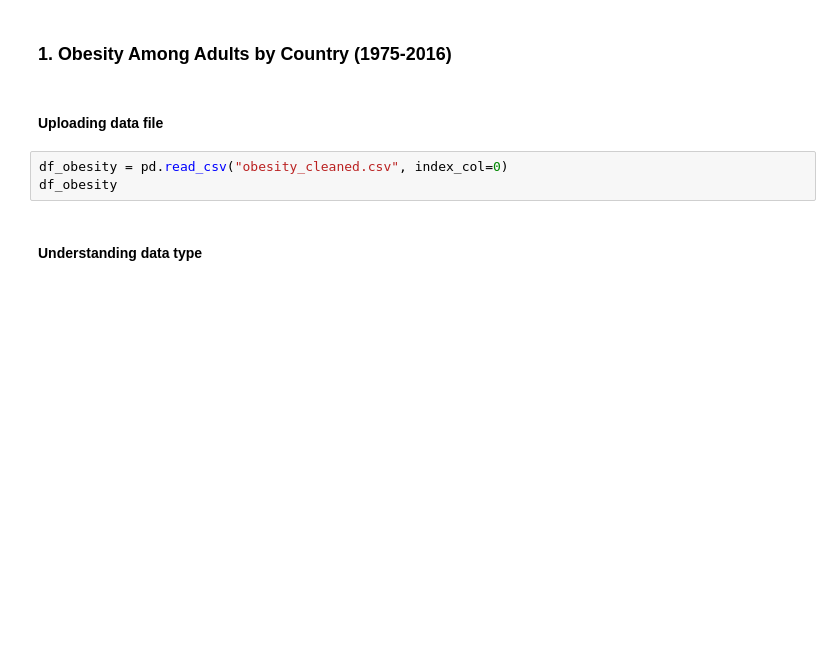
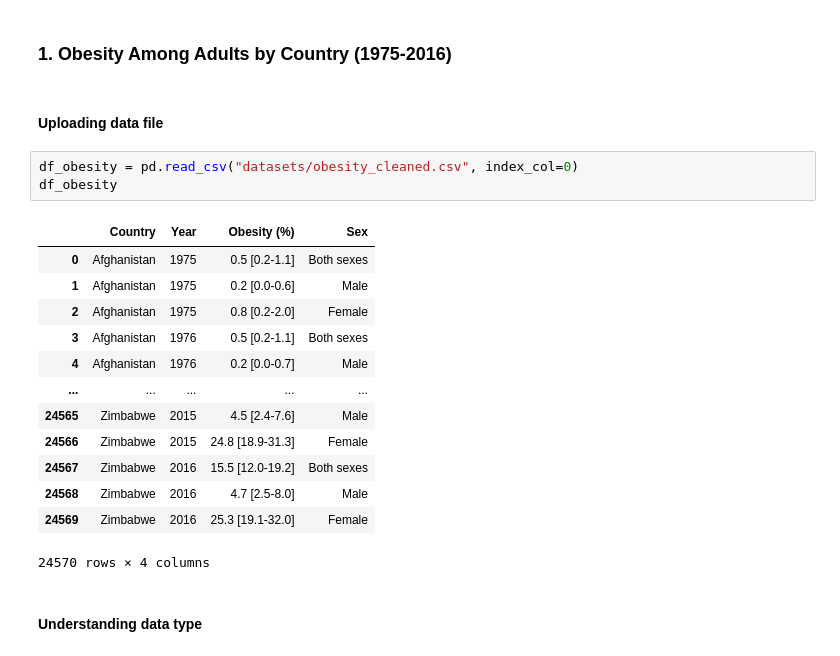
Before and after one commit to marco-rocha97/obesity-gdp, a Jupyter notebook: obesity-gdp.ipynb, the cells around one changed output. Drawn from its saved outputs; the diff is of its cells as text; blank space fills up the shorter version.

```diff
--- a/obesity-gdp.ipynb
+++ b/obesity-gdp.ipynb
@@ -14,8 +14,22 @@ import plotly.express as px
 # %% [markdown]
 #### Uploading data file
 # %%
-df_obesity = pd.read_csv("obesity_cleaned.csv", index_col=0)
+df_obesity = pd.read_csv("datasets/obesity_cleaned.csv", index_col=0)
 df_obesity
+# %% [output]
+|  | Country | Year | Obesity (%) | Sex |
+| 0 | Afghanistan | 1975 | 0.5 [0.2-1.1] | Both sexes |
+| 1 | Afghanistan | 1975 | 0.2 [0.0-0.6] | Male |
+| 2 | Afghanistan | 1975 | 0.8 [0.2-2.0] | Female |
+| 3 | Afghanistan | 1976 | 0.5 [0.2-1.1] | Both sexes |
+| 4 | Afghanistan | 1976 | 0.2 [0.0-0.7] | Male |
+| ... | ... | ... | ... | ... |
+| 24565 | Zimbabwe | 2015 | 4.5 [2.4-7.6] | Male |
+| 24566 | Zimbabwe | 2015 | 24.8 [18.9-31.3] | Female |
+| 24567 | Zimbabwe | 2016 | 15.5 [12.0-19.2] | Both sexes |
+| 24568 | Zimbabwe | 2016 | 4.7 [2.5-8.0] | Male |
+| 24569 | Zimbabwe | 2016 | 25.3 [19.1-32.0] | Female |
+24570 rows × 4 columns
 # %% [markdown]
 #### Understanding data type
 # %%
```
Also changed, not shown: parts of 37 cells of this notebook, 2 other files.
